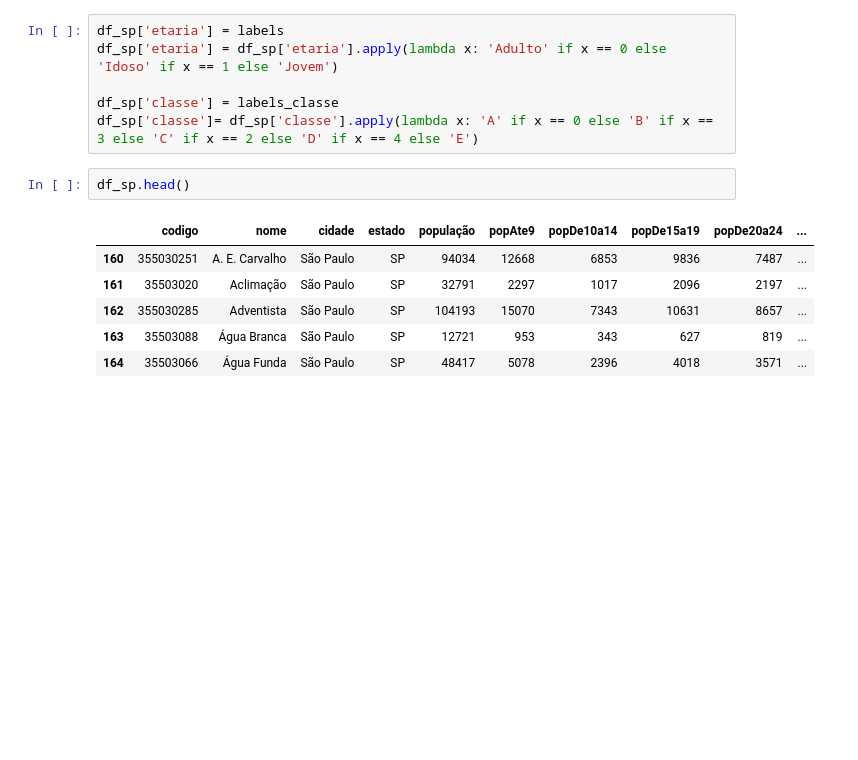
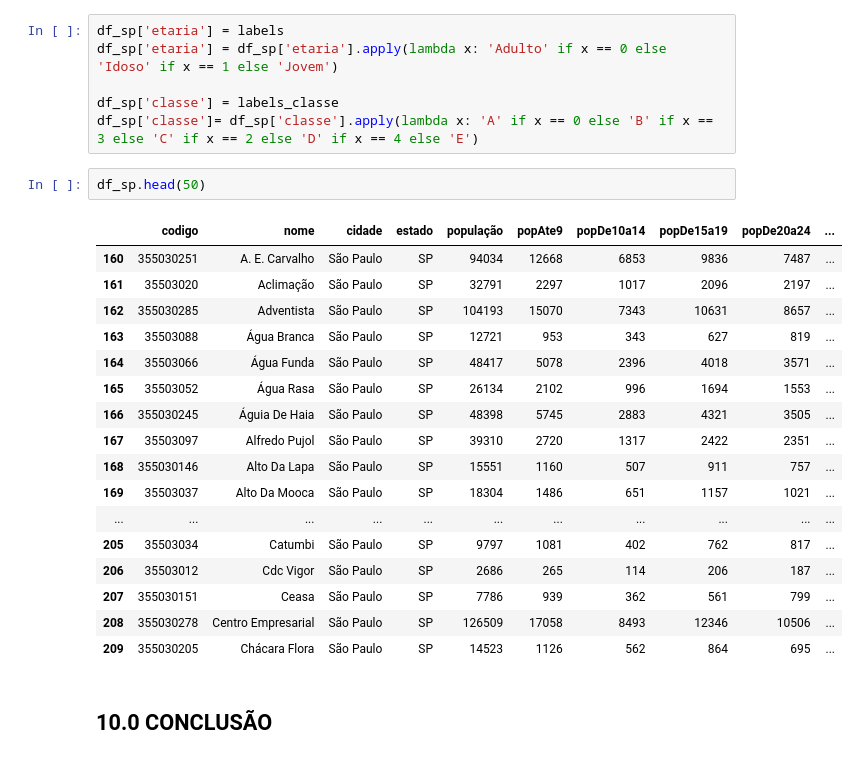
Before and after one commit to LucasZng/Geofusion, a Jupyter notebook: teste_geofusion.ipynb, the cells around one changed output. Drawn from its saved outputs; the diff is of its cells as text; blank space fills up the shorter version.

```diff
--- a/teste_geofusion.ipynb
+++ b/teste_geofusion.ipynb
@@ -1195,11 +1195,24 @@ df_sp['etaria'] = df_sp['etaria'].apply(lambda x: 'Adulto' if x == 0 else 'Idoso
 df_sp['classe'] = labels_classe
 df_sp['classe']= df_sp['classe'].apply(lambda x: 'A' if x == 0 else 'B' if x == 3 else 'C' if x == 2 else 'D' if x == 4 else 'E')
 # %%
-df_sp.head()
+df_sp.head(50)
 # %% [output]
 |  | codigo | nome | cidade | estado | população | popAte9 | popDe10a14 | popDe15a19 | popDe20a24 | ... |
 | 160 | 355030251 | A. E. Carvalho | São Paulo | SP | 94034 | 12668 | 6853 | 9836 | 7487 | ... |
 | 161 | 35503020 | Aclimação | São Paulo | SP | 32791 | 2297 | 1017 | 2096 | 2197 | ... |
 | 162 | 355030285 | Adventista | São Paulo | SP | 104193 | 15070 | 7343 | 10631 | 8657 | ... |
 | 163 | 35503088 | Água Branca | São Paulo | SP | 12721 | 953 | 343 | 627 | 819 | ... |
 | 164 | 35503066 | Água Funda | São Paulo | SP | 48417 | 5078 | 2396 | 4018 | 3571 | ... |
+| 165 | 35503052 | Água Rasa | São Paulo | SP | 26134 | 2102 | 996 | 1694 | 1553 | ... |
+| 166 | 355030245 | Águia De Haia | São Paulo | SP | 48398 | 5745 | 2883 | 4321 | 3505 | ... |
+| 167 | 35503097 | Alfredo Pujol | São Paulo | SP | 39310 | 2720 | 1317 | 2422 | 2351 | ... |
+| 168 | 355030146 | Alto Da Lapa | São Paulo | SP | 15551 | 1160 | 507 | 911 | 757 | ... |
+| 169 | 35503037 | Alto Da Mooca | São Paulo | SP | 18304 | 1486 | 651 | 1157 | 1021 | ... |
+| ... | ... | ... | ... | ... | ... | ... | ... | ... | ... | ... |
+| 205 | 35503034 | Catumbi | São Paulo | SP | 9797 | 1081 | 402 | 762 | 817 | ... |
+| 206 | 35503012 | Cdc Vigor | São Paulo | SP | 2686 | 265 | 114 | 206 | 187 | ... |
+| 207 | 355030151 | Ceasa | São Paulo | SP | 7786 | 939 | 362 | 561 | 799 | ... |
+| 208 | 355030278 | Centro Empresarial | São Paulo | SP | 126509 | 17058 | 8493 | 12346 | 10506 | ... |
+| 209 | 355030205 | Chácara Flora | São Paulo | SP | 14523 | 1126 | 562 | 864 | 695 | ... |
+# %% [markdown]
+## 10.0 CONCLUSÃO
```
Also changed, not shown: parts of 5 cells of this notebook.
